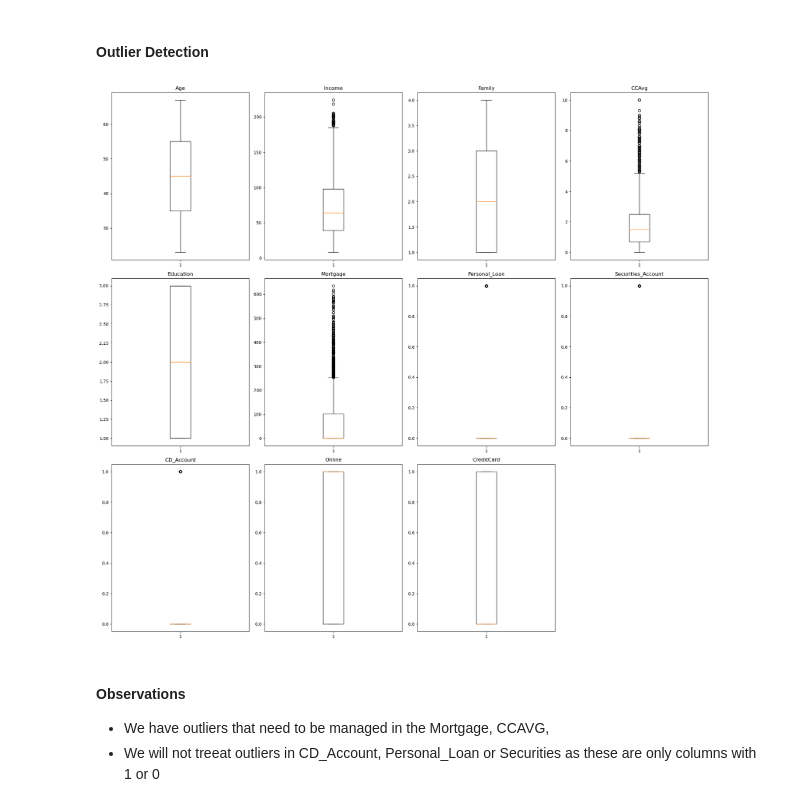
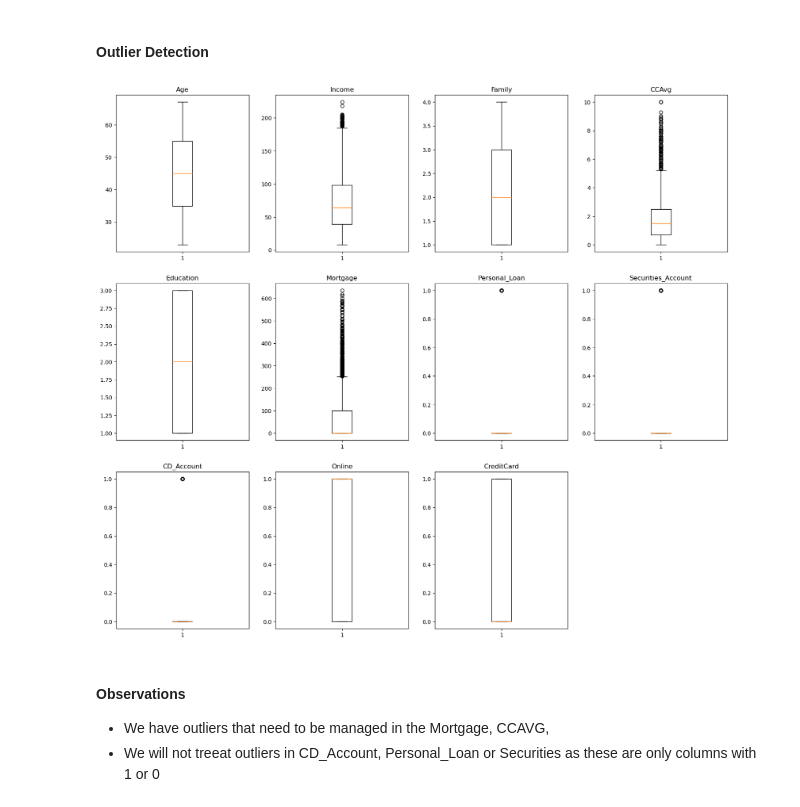
Before and after one commit to Drew75austin/Machine_Learning_Personal_Loan, a Jupyter notebook: Personal_Loan_Modelling.ipynb, the cells around one changed output. Cells and saved outputs as stored; diff of their text form; code cells hidden in the pictures.

```diff
--- a/SLC_Full_Code.ipynb
+++ b/Personal_Loan_Modelling.ipynb
@@ -711,18 +758,17 @@ Loan_Data.drop(columns=['State'], inplace=True)
 # %%
 # Detect and plot outliers in each column,
 numerical_col = Loan_Data.select_dtypes(include=np.number).columns.tolist()
 
 plt.figure(figsize=(20, 30))
 
 for i, variable in enumerate(numerical_col):
     plt.subplot(5, 4, i + 1)
     plt.boxplot(Loan_Data[variable], whis=1.5)
-    plt.tight_layout()
     plt.title(variable)
 
 plt.show()
 # %% [output]
-[figure, old version]
+[figure, new version]
 # %% [markdown]
 #### Observations
 - We have outliers that need to be managed in the Mortgage, CCAVG,
```
Also changed, not shown: parts of 79 cells of this notebook, 1 other file.
